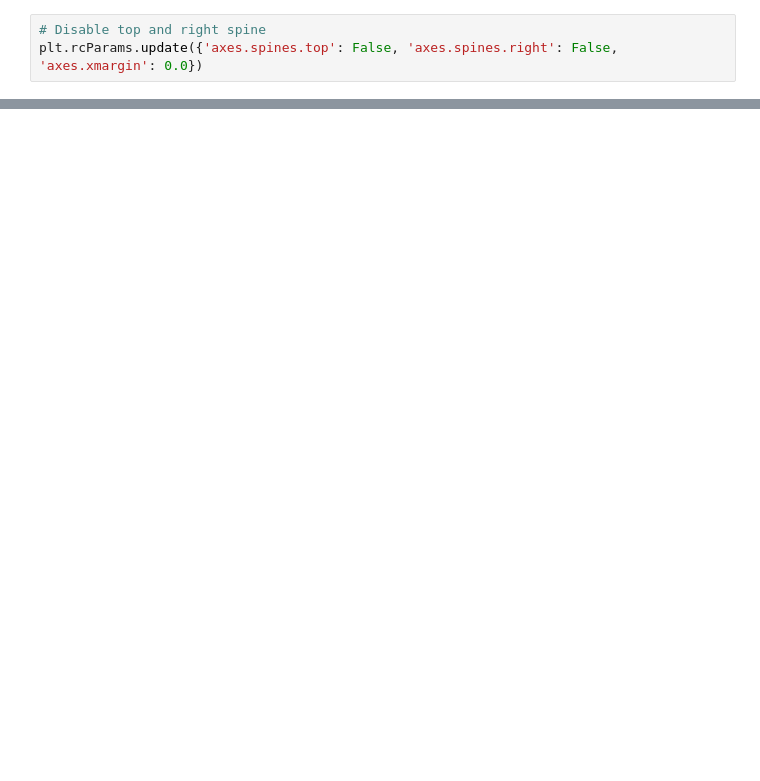
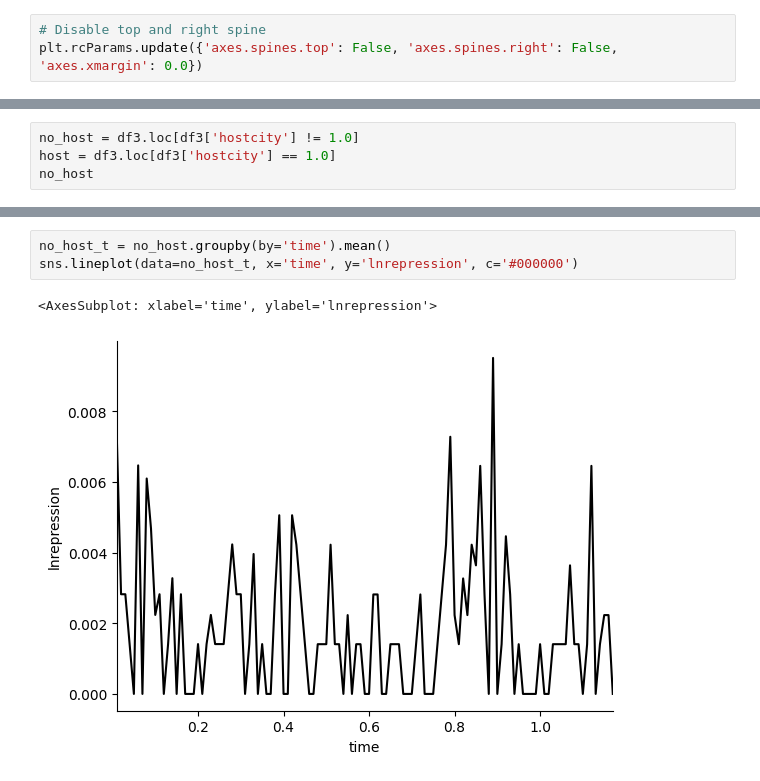
Before and after one commit to pdvass/ml_assignment2, a Jupyter notebook: assignment2_scratch.ipynb, the cells around one changed output, grey strips where cells are left out. Drawn from its saved outputs; the diff is of its cells as text; blank space fills up the shorter version.

```diff
--- a/assignment2_scratch.ipynb
+++ b/assignment2_scratch.ipynb
@@ -261,0 +310,4 @@ plt.ylim((df3.DA.min() - 1, df3.DA.max() + 1))
+# %%
+no_host = df3.loc[df3['hostcity'] != 1.0]
+host = df3.loc[df3['hostcity'] == 1.0]
+no_host
@@ -261,0 +512,6 @@ plt.ylim((df3.DA.min() - 1, df3.DA.max() + 1))
+# %%
+no_host_t = no_host.groupby(by='time').mean()
+sns.lineplot(data=no_host_t, x='time', y='lnrepression', c='#000000')
+# %% [output]
+<AxesSubplot: xlabel='time', ylabel='lnrepression'>
+[figure, added]
```
Also changed, not shown: parts of 20 cells of this notebook, 1 other file.
